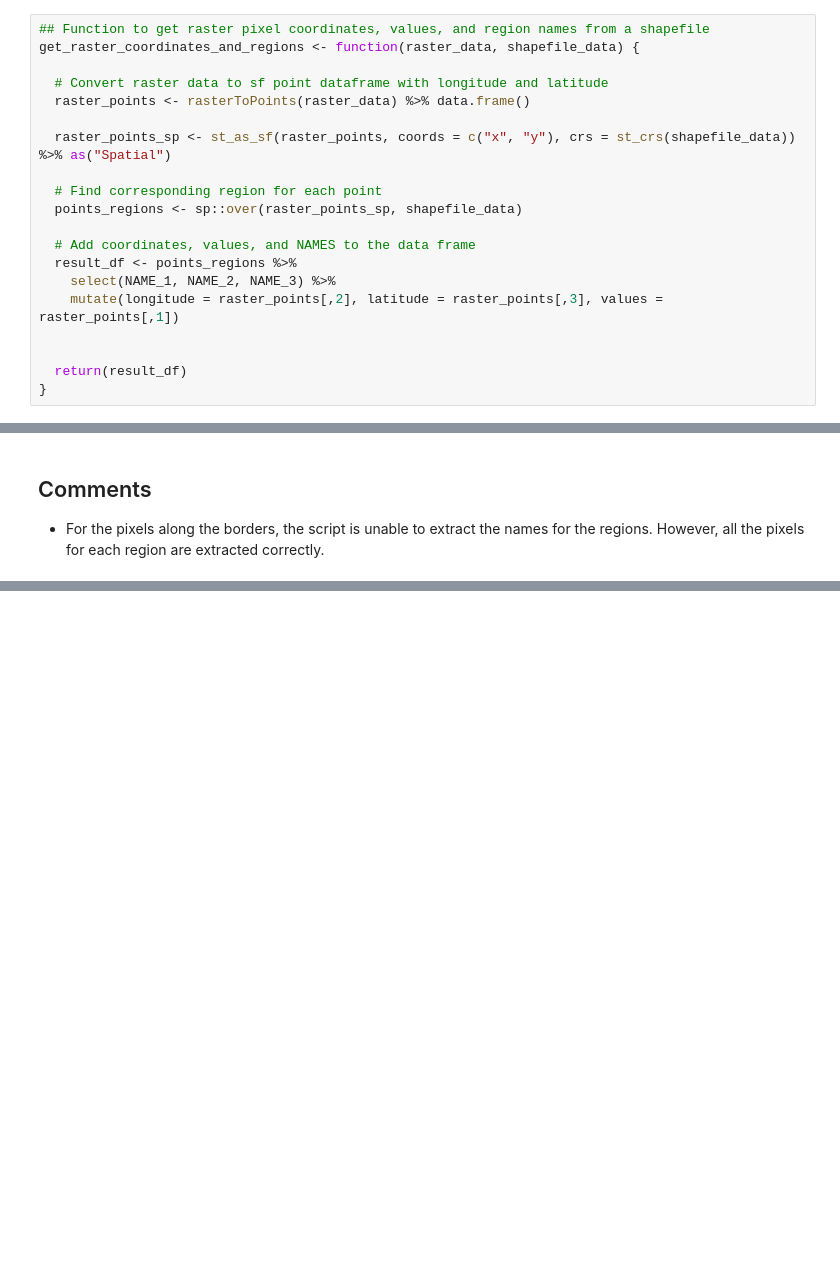
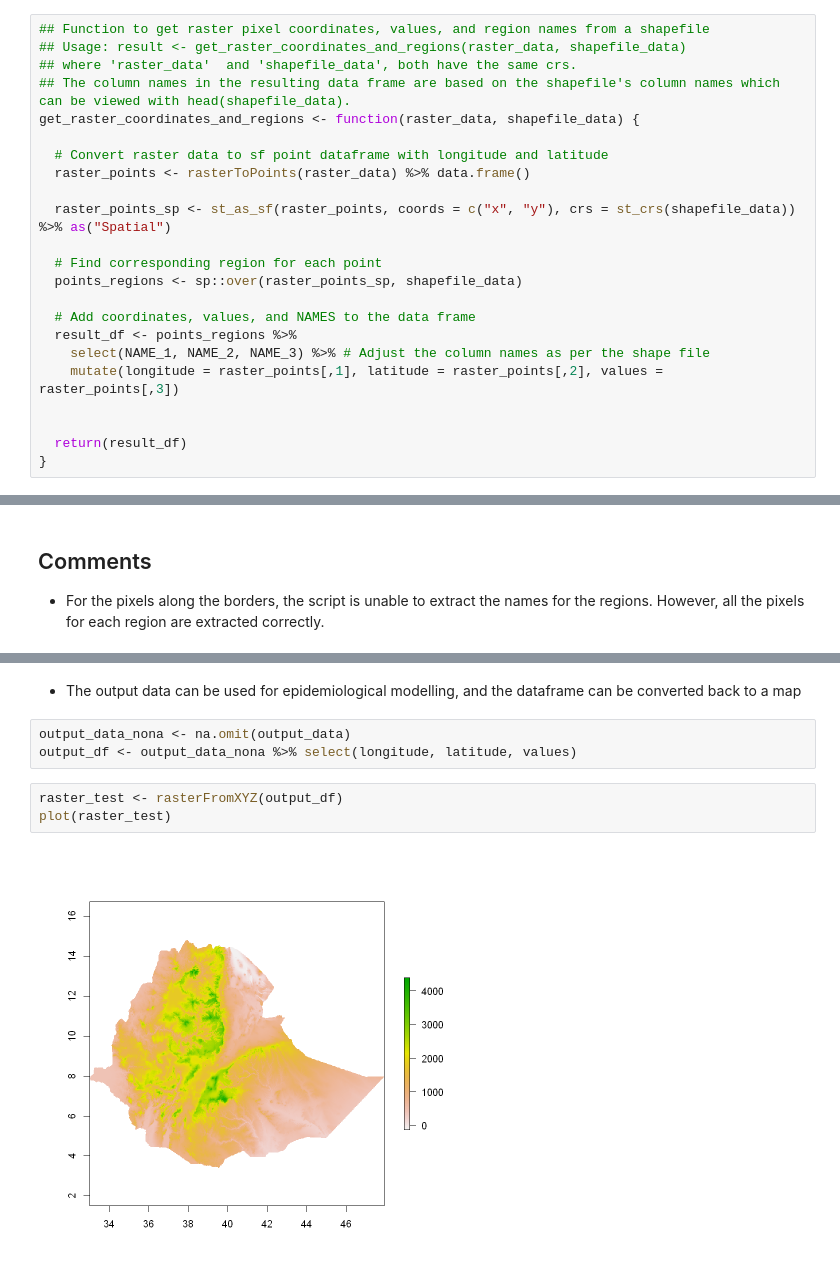
Before and after one commit to himal2007/oncho_gis, a Jupyter notebook: codes/public-codes/231005-pixel-data-from-raster.ipynb, the cells around one changed output, grey strips where cells are left out. Drawn from its saved outputs; the diff is of its cells as text; blank space fills up the shorter version.

```diff
--- a/codes/public-codes/231005-pixel-data-from-raster.ipynb
+++ b/codes/public-codes/231005-pixel-data-from-raster.ipynb
@@ -2,6 +2,9 @@
 ## Creating a dataframe with coordinates, raster values and region from a shapefile
 # %%
 ## Function to get raster pixel coordinates, values, and region names from a shapefile
+## Usage: result <- get_raster_coordinates_and_regions(raster_data, shapefile_data)
+## where 'raster_data'  and 'shapefile_data', both have the same crs.
+## The column names in the resulting data frame are based on the shapefile's column names which can be viewed with head(shapefile_data).
 get_raster_coordinates_and_regions <- function(raster_data, shapefile_data) {
 
   # Convert raster data to sf point dataframe with longitude and latitude
@@ -14,8 +17,8 @@ get_raster_coordinates_and_regions <- function(raster_data, shapefile_data) {
 
   # Add coordinates, values, and NAMES to the data frame
   result_df <- points_regions %>%
-    select(NAME_1, NAME_2, NAME_3) %>%
-    mutate(longitude = raster_points[,2], latitude = raster_points[,3], values = raster_points[,1])
+    select(NAME_1, NAME_2, NAME_3) %>% # Adjust the column names as per the shape file
+    mutate(longitude = raster_points[,1], latitude = raster_points[,2], values = raster_points[,3])
 
 
   return(result_df)
@@ -74,0 +111,10 @@ print(output_data)
+# %% [markdown]
+* The output data can be used for epidemiological modelling, and the dataframe can be converted back to a map
+# %%
+output_data_nona <- na.omit(output_data)
+output_df <- output_data_nona %>% select(longitude, latitude, values)
+# %%
+raster_test <- rasterFromXYZ(output_df)
+plot(raster_test)
+# %% [output]
+[figure, added]
```
Also changed, not shown: parts of 4 cells of this notebook, 1 other file.
